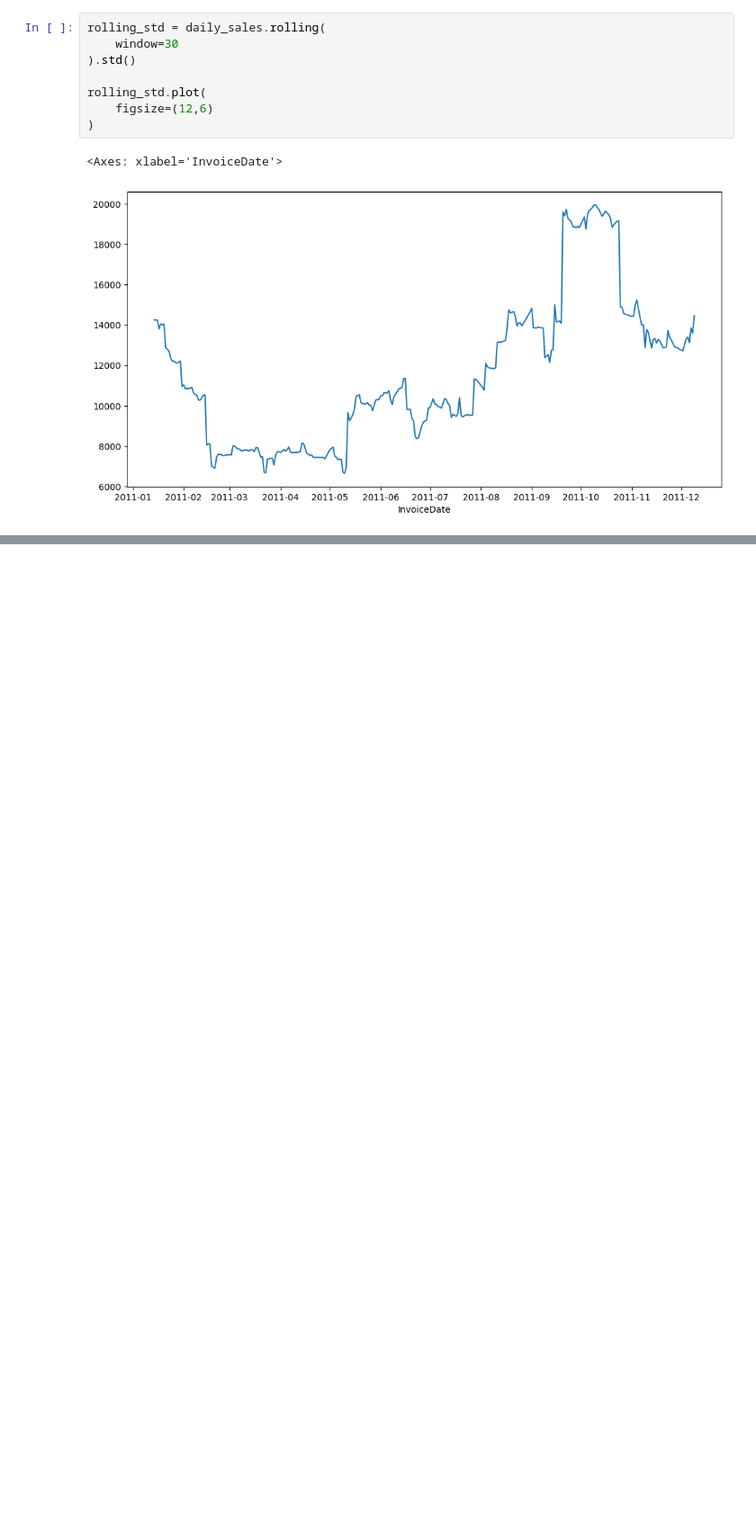
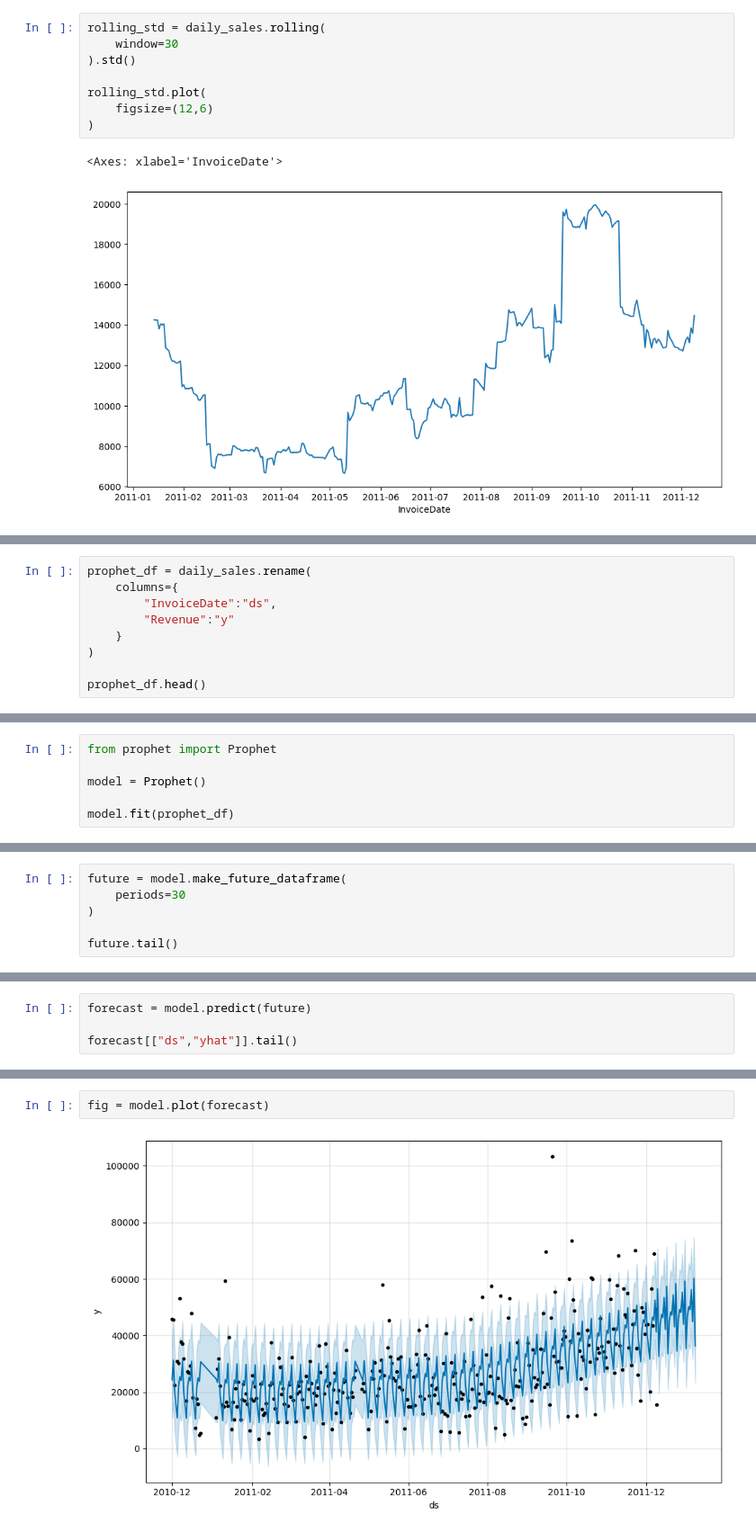
Before and after one commit to Dhrumi12/RetailPulse, a Jupyter notebook: notebooks/06_time_series_prep.ipynb, the cells around one changed output, grey strips where cells are left out. Shown at 90% size. Cells and saved outputs as stored; diff of their text form; blank space fills up the shorter version.

```diff
--- a/notebooks/06_time_series_prep.ipynb
+++ b/notebooks/06_time_series_prep.ipynb
@@ -124,0 +153,9 @@ rolling_std.plot(
+# %%
+prophet_df = daily_sales.rename(
+    columns={
+        "InvoiceDate":"ds",
+        "Revenue":"y"
+    }
+)
+
+prophet_df.head()
@@ -124,0 +169,6 @@ rolling_std.plot(
+# %%
+from prophet import Prophet
+
+model = Prophet()
+
+model.fit(prophet_df)
@@ -124,0 +180,6 @@ rolling_std.plot(
+# %%
+future = model.make_future_dataframe(
+    periods=30
+)
+
+future.tail()
@@ -124,0 +193,4 @@ rolling_std.plot(
+# %%
+forecast = model.predict(future)
+
+forecast[["ds","yhat"]].tail()
@@ -124,0 +204,4 @@ rolling_std.plot(
+# %%
+fig = model.plot(forecast)
+# %% [output]
+[figure, added]
```
Also changed, not shown: parts of 8 cells of this notebook, 15 other files.
